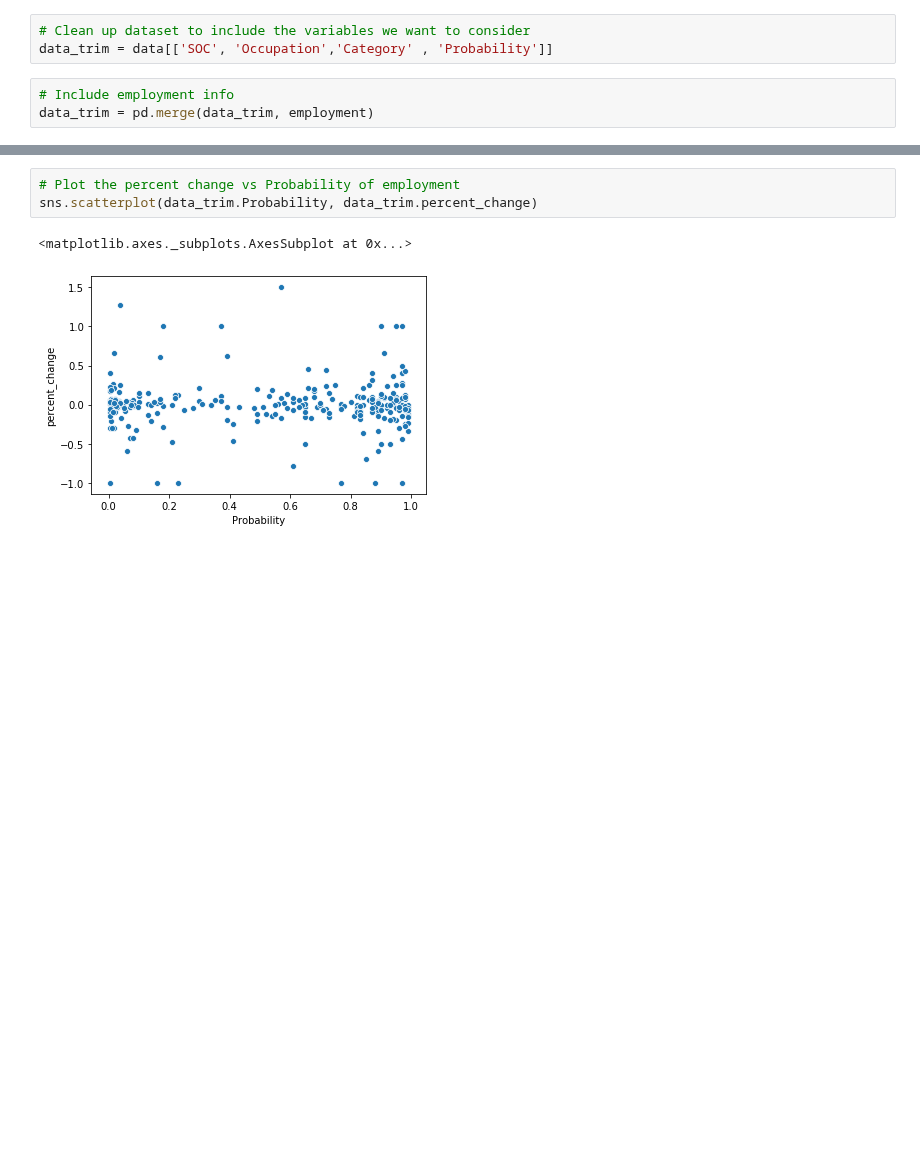
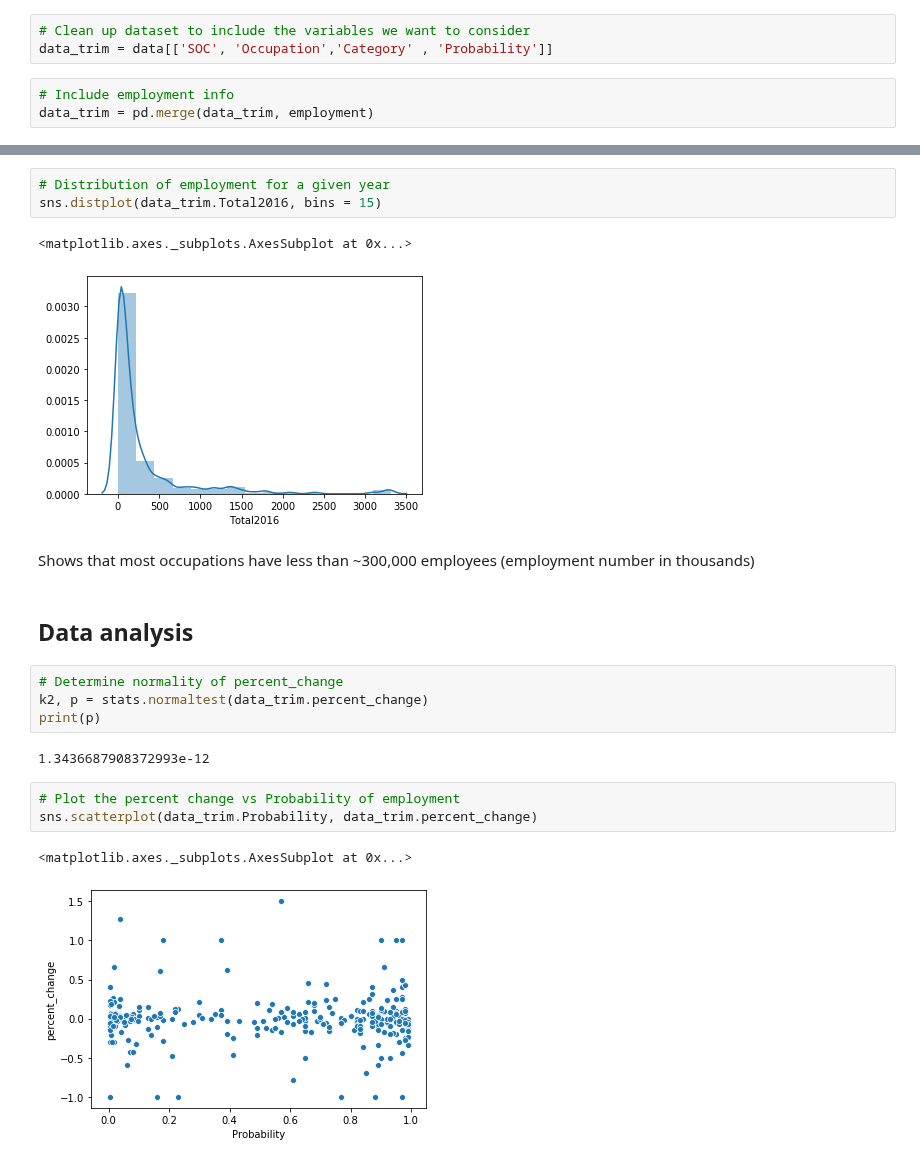
Before and after one commit to COGS108/group11_sp20, a Jupyter notebook: eda/eda_occ_bystate.ipynb, the cells around one changed output, grey strips where cells are left out. Cells and saved outputs as stored; diff of their text form; blank space fills up the shorter version.

```diff
--- a/eda/eda_occ_bystate.ipynb
+++ b/eda/eda_occ_bystate.ipynb
@@ -301,3 +327,19 @@ data_trim.head()
+# %%
+# Distribution of employment for a given year
+sns.distplot(data_trim.Total2016, bins = 15)
+# %% [output]
+<matplotlib.axes._subplots.AxesSubplot at 0x...>
+[figure, added]
+# %% [markdown]
+Shows that most occupations have less than ~300,000 employees (employment number in thousands)
+# %% [markdown]
+## Data analysis
+# %%
+# Determine normality of percent_change
+k2, p = stats.normaltest(data_trim.percent_change)
+print(p)
+# %% [output]
+1.3436687908372993e-12
 # %%
 # Plot the percent change vs Probability of employment
 sns.scatterplot(data_trim.Probability, data_trim.percent_change)
```
Also changed, not shown: parts of 16 cells of this notebook.
